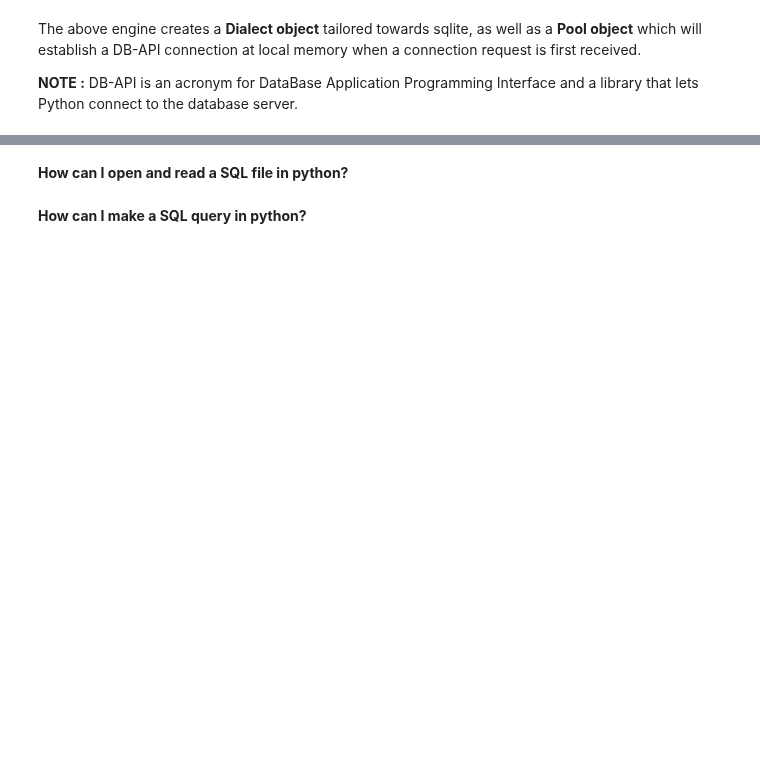
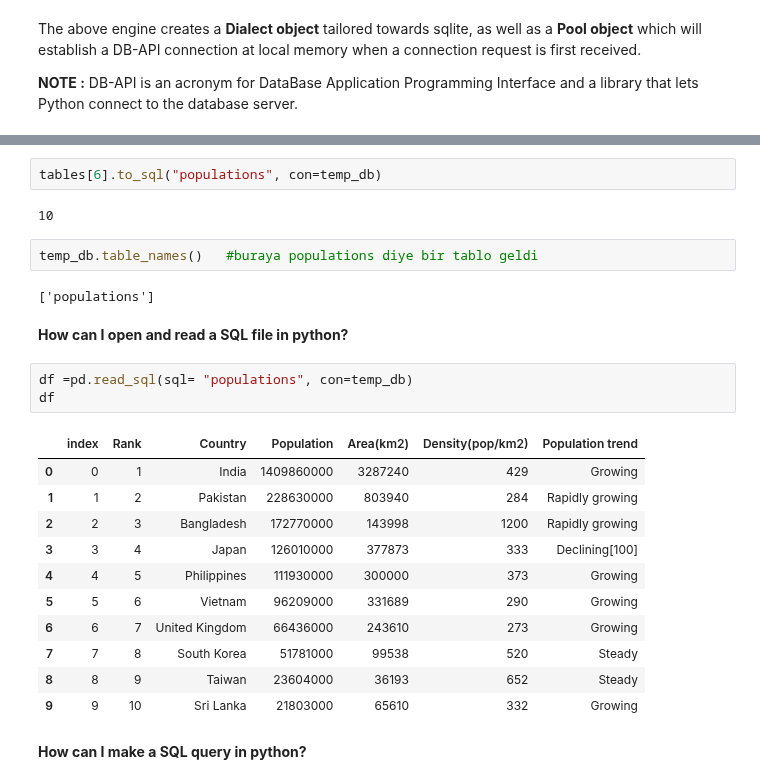
Before and after one commit to Bir01/02_DATA_SCIENCE_DATA_ANALYTICS_MODULE, a Jupyter notebook: 3- Classes_Labs/2. DAwPY/DAwPy_S11_Part_02_(Data_Input_and_Output)-student-Copy1.ipynb, the cells around one changed output, grey strips where cells are left out. Drawn from its saved outputs; the diff is of its cells as text; blank space fills up the shorter version.

```diff
--- a/3- Classes_Labs/2. DAwPY/DAwPy_S11_Part_02_(Data_Input_and_Output)-student-Copy1.ipynb
+++ b/3- Classes_Labs/2. DAwPY/DAwPy_S11_Part_02_(Data_Input_and_Output)-student-Copy1.ipynb
@@ -141,4 +618,27 @@ tables
+# %%
+tables[6].to_sql("populations", con=temp_db)
+# %% [output]
+10
+# %%
+temp_db.table_names()   #buraya populations diye bir tablo geldi
+# %% [output]
+['populations']
 # %% [markdown]
 **How can I open and read a SQL file in python?**
+# %%
+df =pd.read_sql(sql= "populations", con=temp_db)
+df
+# %% [output]
+|  | index | Rank | Country | Population | Area(km2) | Density(pop/km2) | Population trend |
+| 0 | 0 | 1 | India | 1409860000 | 3287240 | 429 | Growing |
+| 1 | 1 | 2 | Pakistan | 228630000 | 803940 | 284 | Rapidly growing |
+| 2 | 2 | 3 | Bangladesh | 172770000 | 143998 | 1200 | Rapidly growing |
+| 3 | 3 | 4 | Japan | 126010000 | 377873 | 333 | Declining[100] |
+| 4 | 4 | 5 | Philippines | 111930000 | 300000 | 373 | Growing |
+| 5 | 5 | 6 | Vietnam | 96209000 | 331689 | 290 | Growing |
+| 6 | 6 | 7 | United Kingdom | 66436000 | 243610 | 273 | Growing |
+| 7 | 7 | 8 | South Korea | 51781000 | 99538 | 520 | Steady |
+| 8 | 8 | 9 | Taiwan | 23604000 | 36193 | 652 | Steady |
+| 9 | 9 | 10 | Sri Lanka | 21803000 | 65610 | 332 | Growing |
 # %% [markdown]
 **How can I make a SQL query in python?**
```
Also changed, not shown: parts of 70 cells of this notebook, 11 other files.
